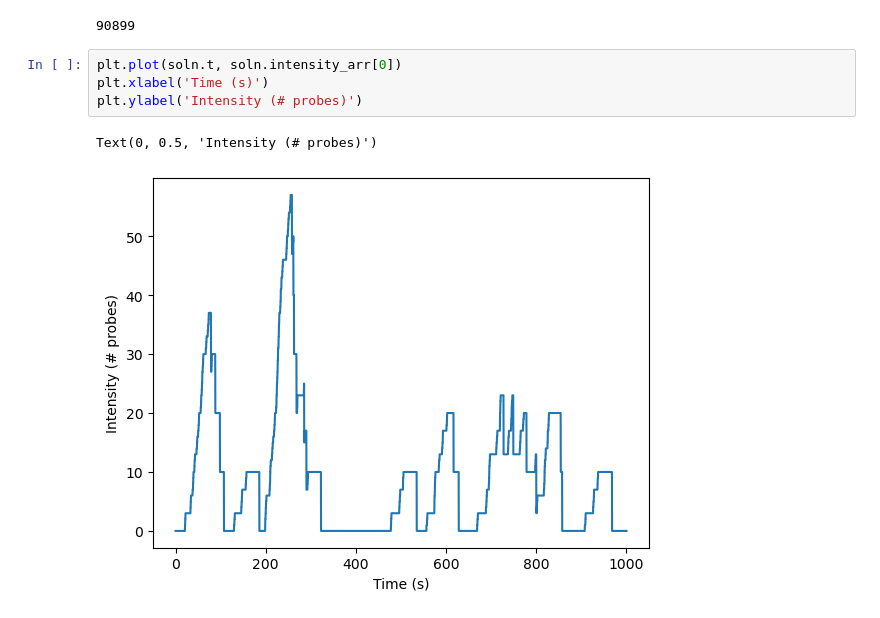
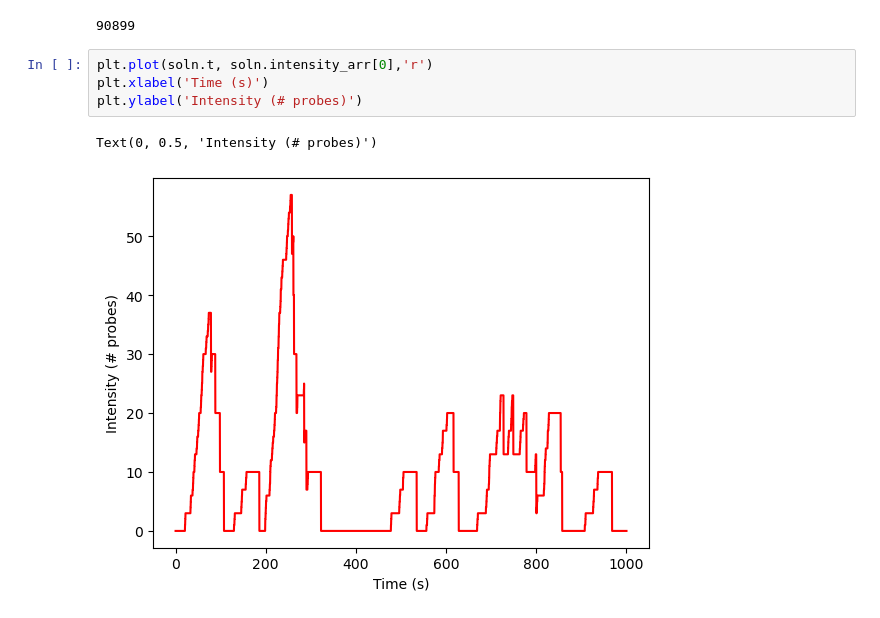
Before and after one commit to MunskyGroup/rSNAPsim, a Jupyter notebook: rsnapsim/interactive_notebooks/Example_Usage.ipynb, the cells around one changed output. Saved outputs shown, nothing was run; the diff lists cells and outputs as text.

```diff
--- a/rsnapsim/interactive_notebooks/Example_Usage.ipynb
+++ b/rsnapsim/interactive_notebooks/Example_Usage.ipynb
@@ -178,9 +182,9 @@ soln.intensity_arr.sum() #now we should have intensity
 # %% [output]
 90899
 # %%
-plt.plot(soln.t, soln.intensity_arr[0])
+plt.plot(soln.t, soln.intensity_arr[0],'r')
 plt.xlabel('Time (s)')
 plt.ylabel('Intensity (# probes)')
 # %% [output]
 Text(0, 0.5, 'Intensity (# probes)')
-[figure, old version]
+[figure, new version]
```
Also changed, not shown: parts of 1 cell of this notebook.
